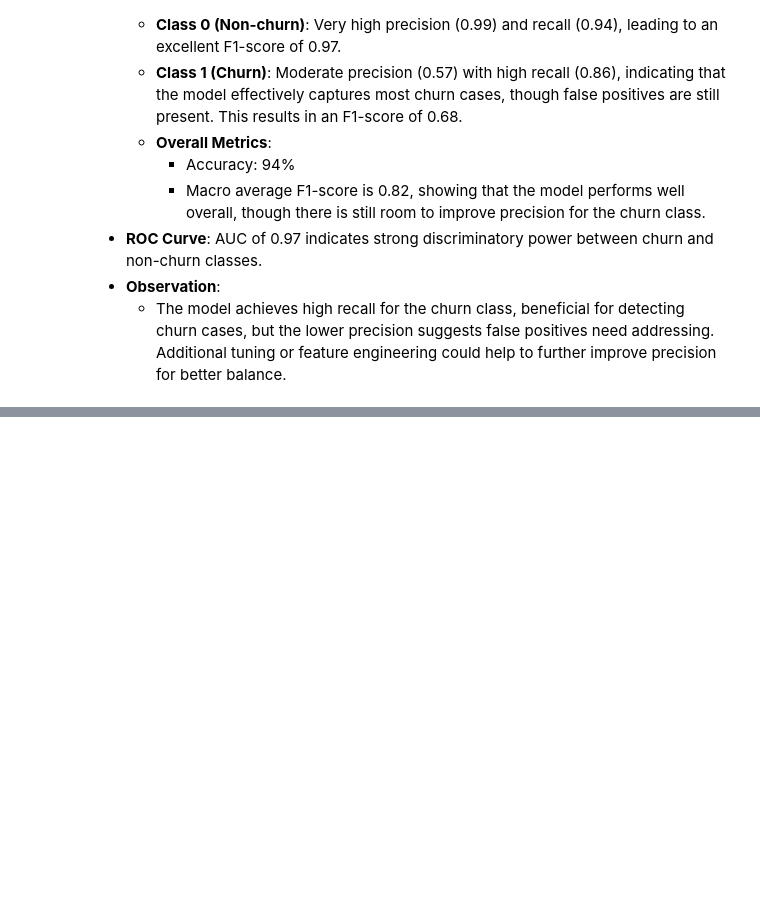
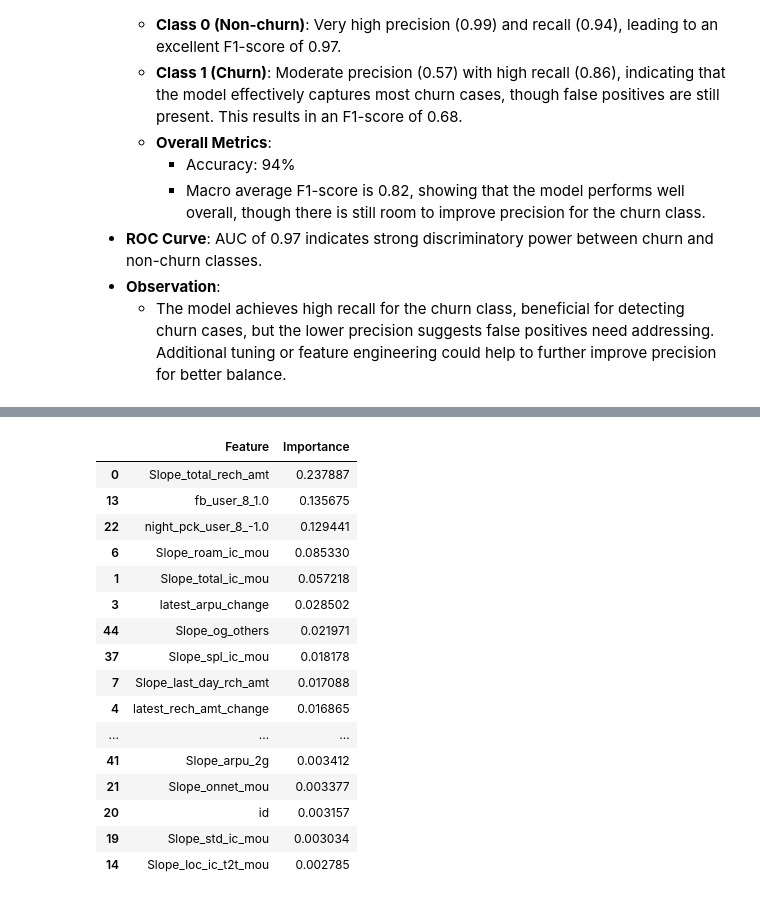
Before and after one commit to mohiteamit/upGrad-TelecomChurnCaseStudy, a Jupyter notebook: Amit Mohite - Telecom Churn Prediction.ipynb, the cells around one changed output, grey strips where cells are left out. Drawn from its saved outputs; the diff is of its cells as text; code cells hidden in the pictures; blank space fills up the shorter version.

```diff
--- a/Amit Mohite - Telecom Churn Prediction.ipynb
+++ b/Amit Mohite - Telecom Churn Prediction.ipynb
@@ -1773 +1695,30 @@ weighted avg       0.91      0.92      0.91     21000
+# %%
+# Get feature importance scores from the trained model
+feature_importances = xgb_model.feature_importances_
+
+# Create a DataFrame to display feature importance in a readable way
+feature_importance_df = pd.DataFrame({'Feature': X_resampled.columns, 'Importance': feature_importances})
+
+# Sort features by their importance score
+sorted_features = feature_importance_df.sort_values(by='Importance', ascending=False)
+
+sorted_features
+# %% [output]
+|  | Feature | Importance |
+| 0 | Slope_total_rech_amt | 0.237887 |
+| 13 | fb_user_8_1.0 | 0.135675 |
+| 22 | night_pck_user_8_-1.0 | 0.129441 |
+| 6 | Slope_roam_ic_mou | 0.085330 |
+| 1 | Slope_total_ic_mou | 0.057218 |
+| 3 | latest_arpu_change | 0.028502 |
+| 44 | Slope_og_others | 0.021971 |
+| 37 | Slope_spl_ic_mou | 0.018178 |
+| 7 | Slope_last_day_rch_amt | 0.017088 |
+| 4 | latest_rech_amt_change | 0.016865 |
+| ... | ... | ... |
+| 41 | Slope_arpu_2g | 0.003412 |
+| 21 | Slope_onnet_mou | 0.003377 |
+| 20 | id | 0.003157 |
+| 19 | Slope_std_ic_mou | 0.003034 |
+| 14 | Slope_loc_ic_t2t_mou | 0.002785 |
 # %% [markdown]
```
Also changed, not shown: parts of 21 cells of this notebook, 1 other file.
